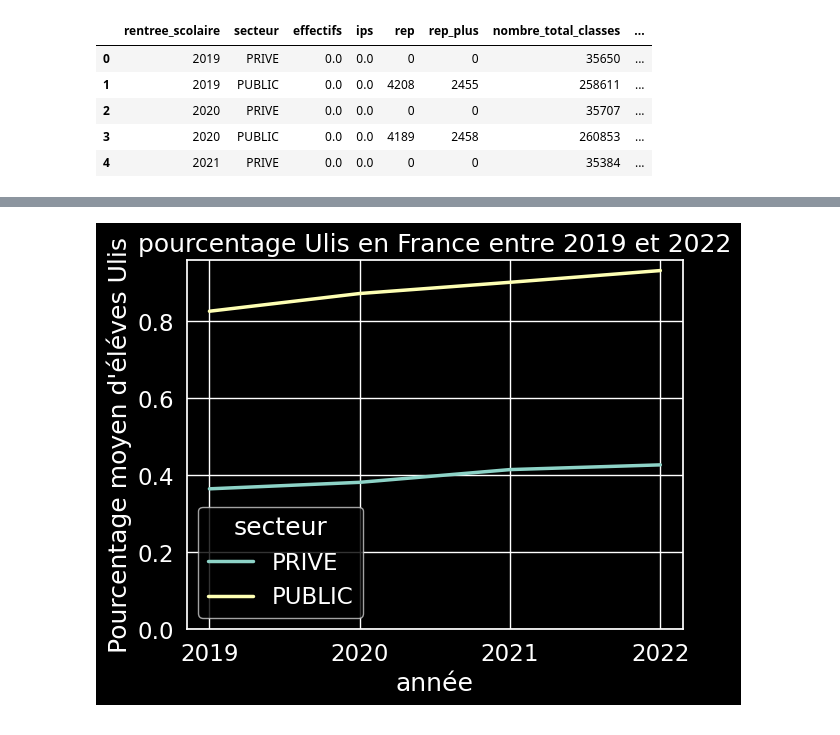
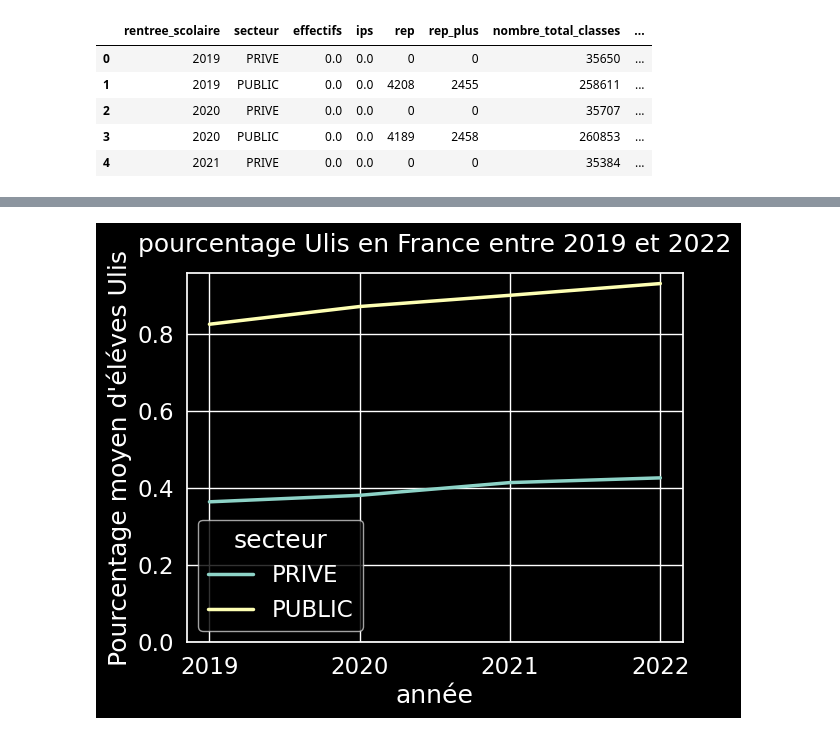
Before and after one commit to barrmath/data_educ, a Jupyter notebook: nettoyage_et_analyse.ipynb, the cells around one changed output, grey strips where cells are left out. Drawn from its saved outputs; the diff is of its cells as text; code cells hidden in the pictures.

Commit message:
poursuite analyse, commencer public_privé

```diff
--- a/nettoyage_et_analyse.ipynb
+++ b/nettoyage_et_analyse.ipynb
@@ -305,6 +326,7 @@ france_ecole_public_prive.reset_index(inplace=True)
 # %%
 france_ecole_public_prive["pourcentage_ulis"] = france_ecole_public_prive["nombre_eleves_ulis"] / france_ecole_public_prive["nombre_total_eleves"] *100
 france_ecole_public_prive["ulis_moyen_classe"] = france_ecole_public_prive["nombre_eleves_ulis"] / france_ecole_public_prive["nombre_total_classes"]
+france_ecole_public_prive["Nombre_eleves_par_classe_moyenne"] = france_ecole_public_prive['nombre_total_eleves'] / france_ecole_public_prive['nombre_total_classes']
 # %%
 france_ecole_public_prive.head()
 # %% [output]
@@ -317,11 +397,11 @@ france_ecole_public_prive.head()
 # %%
 fig,ax = plt.subplots()
 sns.lineplot(data=france_ecole_public_prive,x='rentree_scolaire',y='pourcentage_ulis',hue='secteur',ax=ax)
 ax.xaxis.set_major_locator(MaxNLocator(integer=True))
-ax.set_title("pourcentage Ulis en France entre 2019 et 2022")
+ax.set_title("pourcentage Ulis en France entre 2019 et 2022",pad=15)
 ax.set_xlabel("année")
 ax.set_ylabel("Pourcentage moyen d'éléves Ulis")
 ax.set_ylim(0)
 plt.show()
 # %% [output]
-[figure, old version]
+[figure, new version]
```
Also changed, not shown: parts of 11 cells of this notebook.
